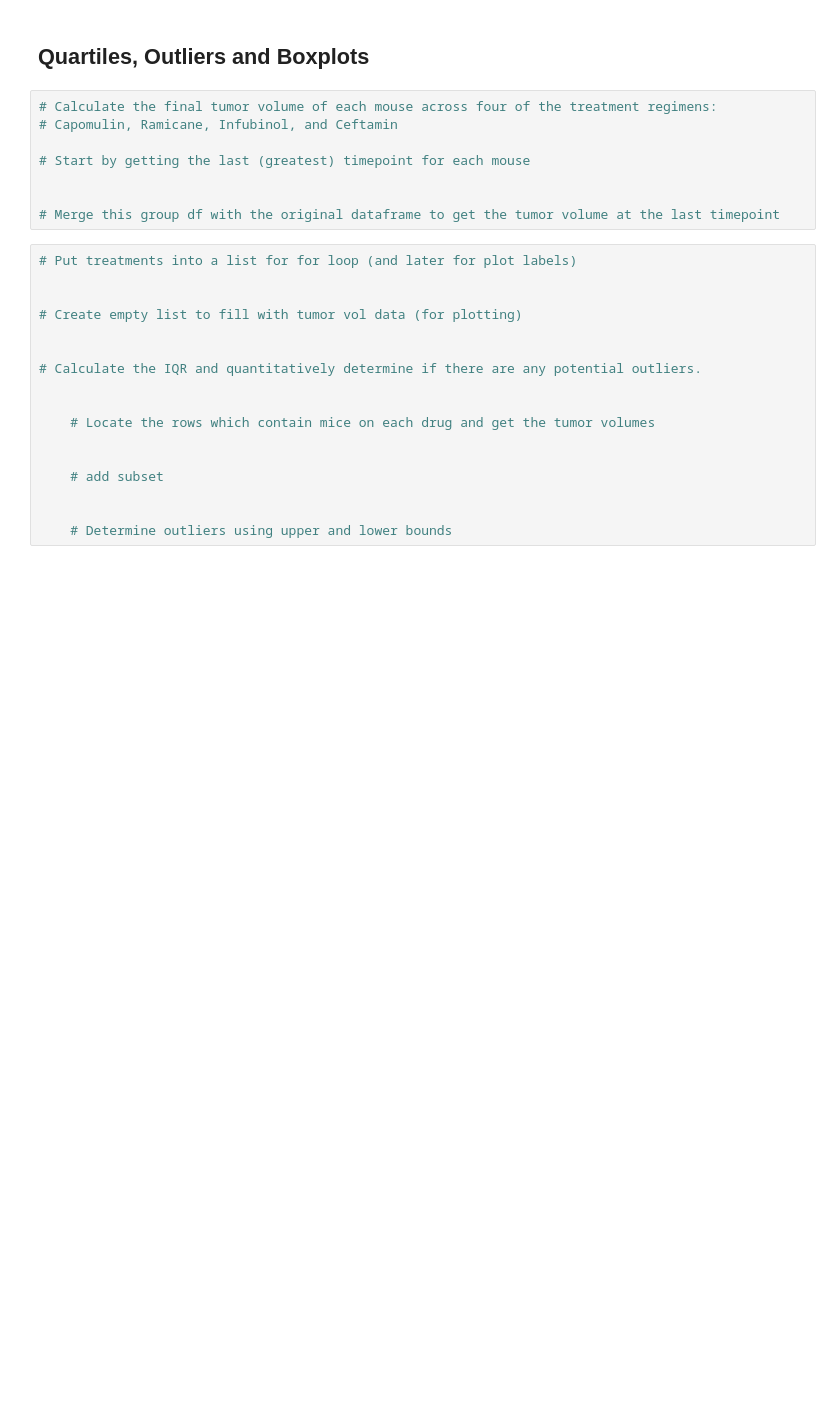
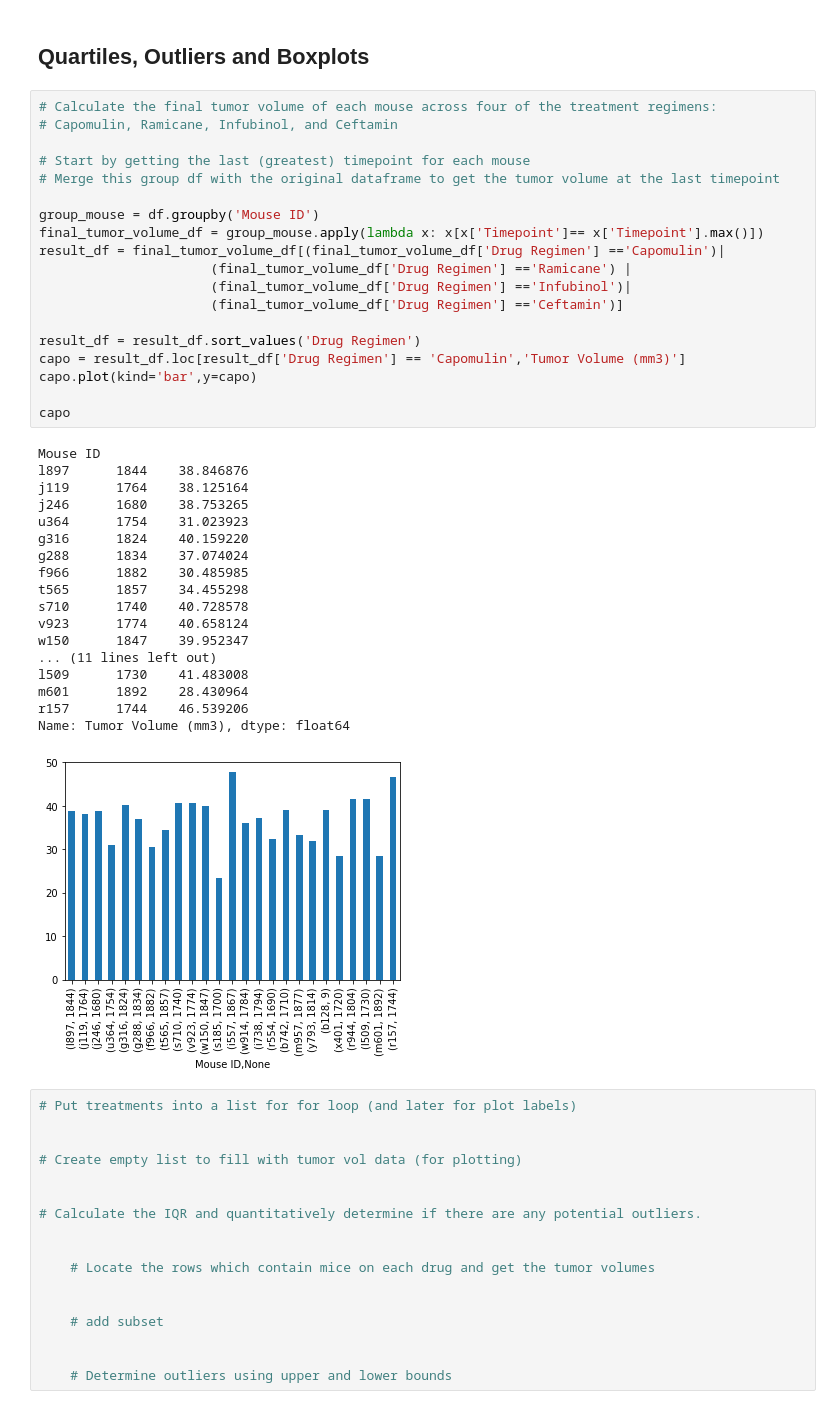
Before and after one commit to MohanPanga/pharma_data, a Jupyter notebook: Pymaceuticals/pymaceuticals_starter.ipynb, the cells around one changed output. Drawn from its saved outputs; the diff is of its cells as text; blank space fills up the shorter version.

Commit message:
acquired data for the four treatment regimens of interest

```diff
--- a/Pymaceuticals/pymaceuticals_starter.ipynb
+++ b/Pymaceuticals/pymaceuticals_starter.ipynb
@@ -194,11 +194,41 @@ plt.pie(male_female,  autopct="%1.1f%%", labels= ['Female','Male'], shadow=True)
 # %%
 # Calculate the final tumor volume of each mouse across four of the treatment regimens:
 # Capomulin, Ramicane, Infubinol, and Ceftamin
 
 # Start by getting the last (greatest) timepoint for each mouse
+# Merge this group df with the original dataframe to get the tumor volume at the last timepoint
 
+group_mouse = df.groupby('Mouse ID')
+final_tumor_volume_df = group_mouse.apply(lambda x: x[x['Timepoint']== x['Timepoint'].max()])
+result_df = final_tumor_volume_df[(final_tumor_volume_df['Drug Regimen'] =='Capomulin')|
+                      (final_tumor_volume_df['Drug Regimen'] =='Ramicane') |
+                      (final_tumor_volume_df['Drug Regimen'] =='Infubinol')|
+                      (final_tumor_volume_df['Drug Regimen'] =='Ceftamin')]
 
-# Merge this group df with the original dataframe to get the tumor volume at the last timepoint
+result_df = result_df.sort_values('Drug Regimen')
+capo = result_df.loc[result_df['Drug Regimen'] == 'Capomulin','Tumor Volume (mm3)']
+capo.plot(kind='bar',y=capo)
+
+capo
+# %% [output]
+Mouse ID
+l897      1844    38.846876
+j119      1764    38.125164
+j246      1680    38.753265
+u364      1754    31.023923
+g316      1824    40.159220
+g288      1834    37.074024
+f966      1882    30.485985
+t565      1857    34.455298
+s710      1740    40.728578
+v923      1774    40.658124
+w150      1847    39.952347
+... (11 lines left out)
+l509      1730    41.483008
+m601      1892    28.430964
+r157      1744    46.539206
+Name: Tumor Volume (mm3), dtype: float64
+[figure, added]
 # %%
 # Put treatments into a list for for loop (and later for plot labels)
 
```
